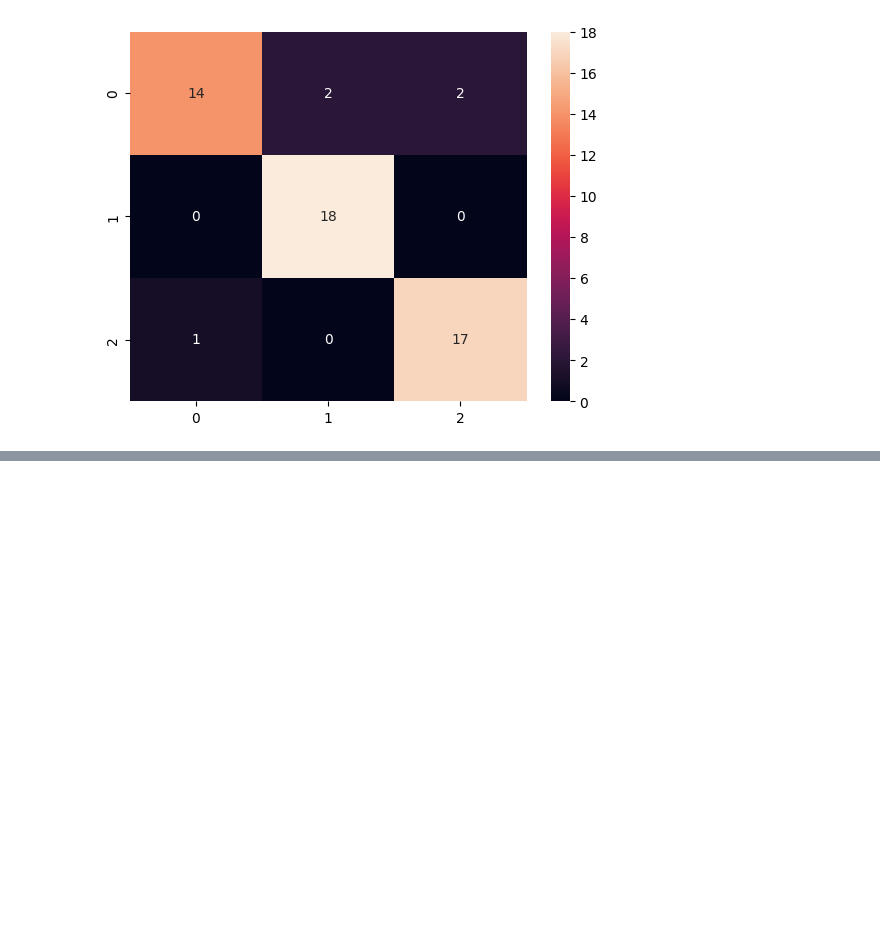
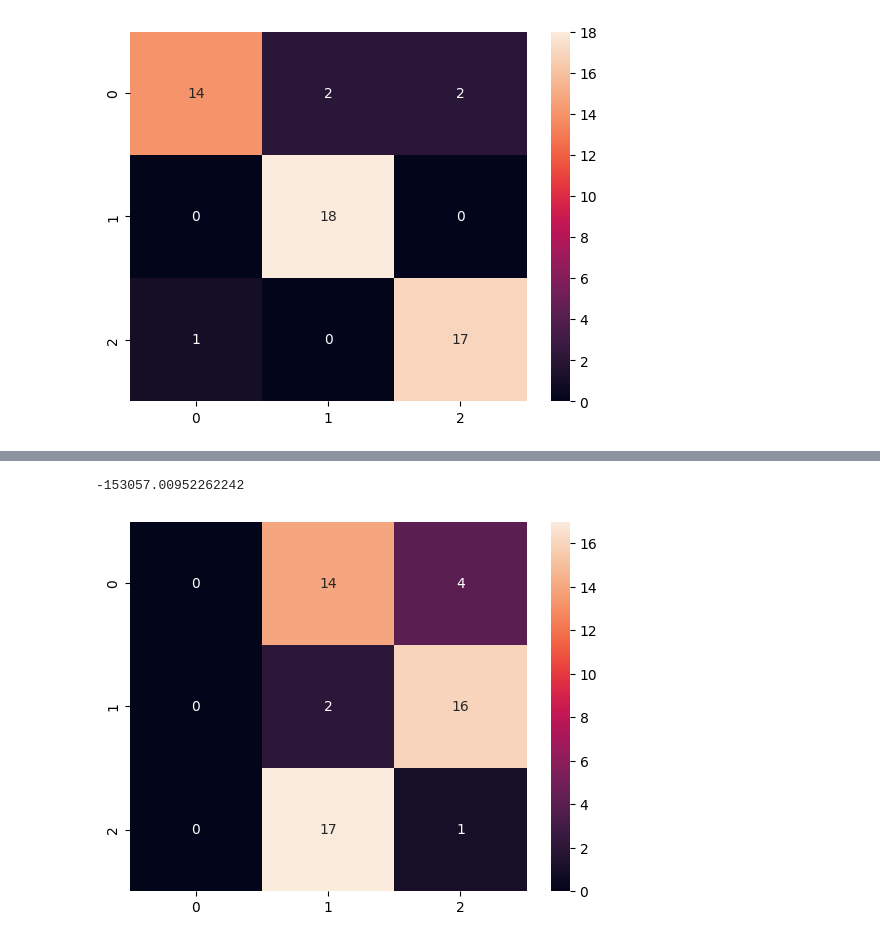
Before and after one commit to Posture-Analytics/NurseAid-ML, a Jupyter notebook: notebooks/tree arg.ipynb, the cells around one changed output, grey strips where cells are left out. Cells and saved outputs as stored; diff of their text form; code cells hidden in the pictures; blank space fills up the shorter version.

```diff
--- a/notebooks/tree arg.ipynb
+++ b/notebooks/tree arg.ipynb
@@ -410,0 +377,22 @@ plt.show()
+# %%
+# kmeans
+
+from sklearn.cluster import KMeans
+
+# train kmeans
+
+kmeans = KMeans(n_clusters=3, random_state=0).fit([x['x'] for x in train_set])
+
+# test kmeans
+
+kmeans.score([x['x'] for x in test_set])
+# %% [output]
+-153057.00952262242
+# %%
+# plot confusion matrix
+
+sn.heatmap(confusion_matrix([x['y'] for x in test_set], kmeans.predict([x['x'] for x in test_set])), annot=True)
+
+plt.show()
+# %% [output]
+[figure, added]
```
Also changed, not shown: parts of 20 cells of this notebook, 2 other files.
